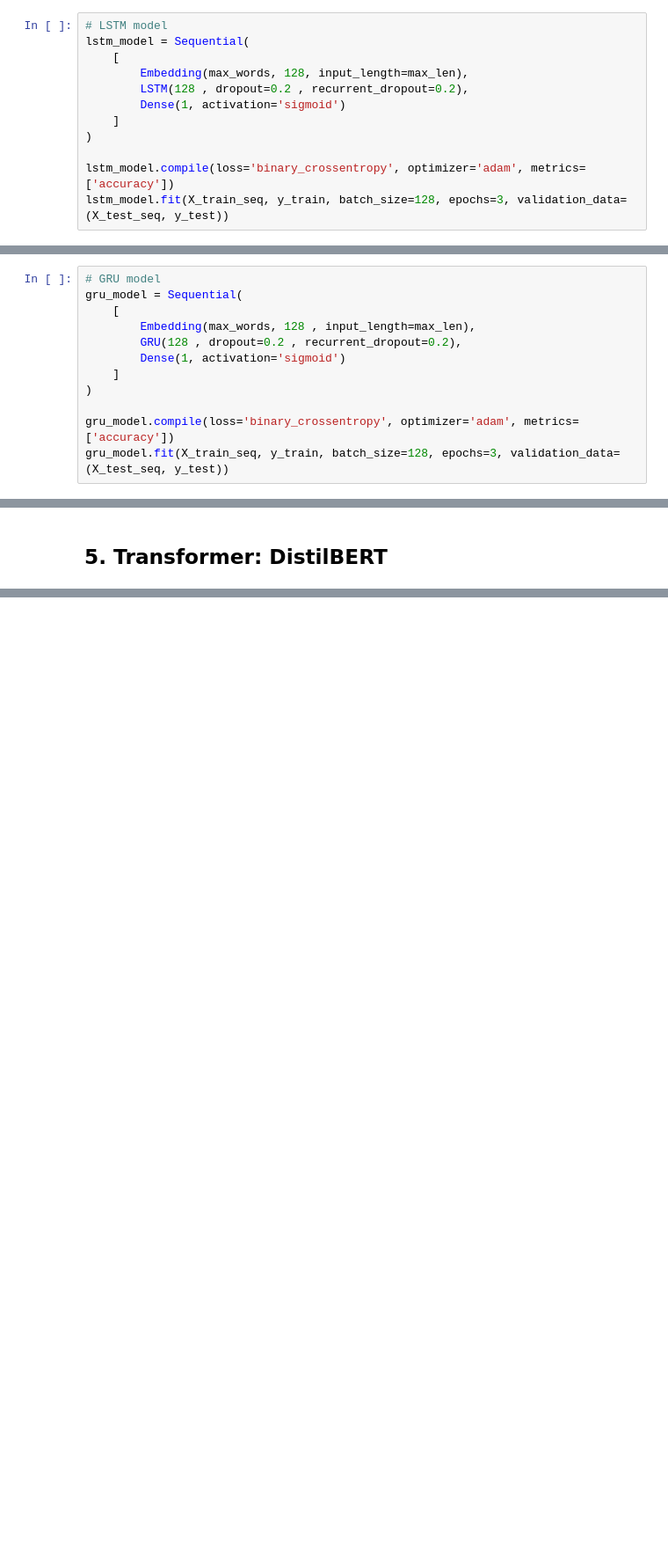
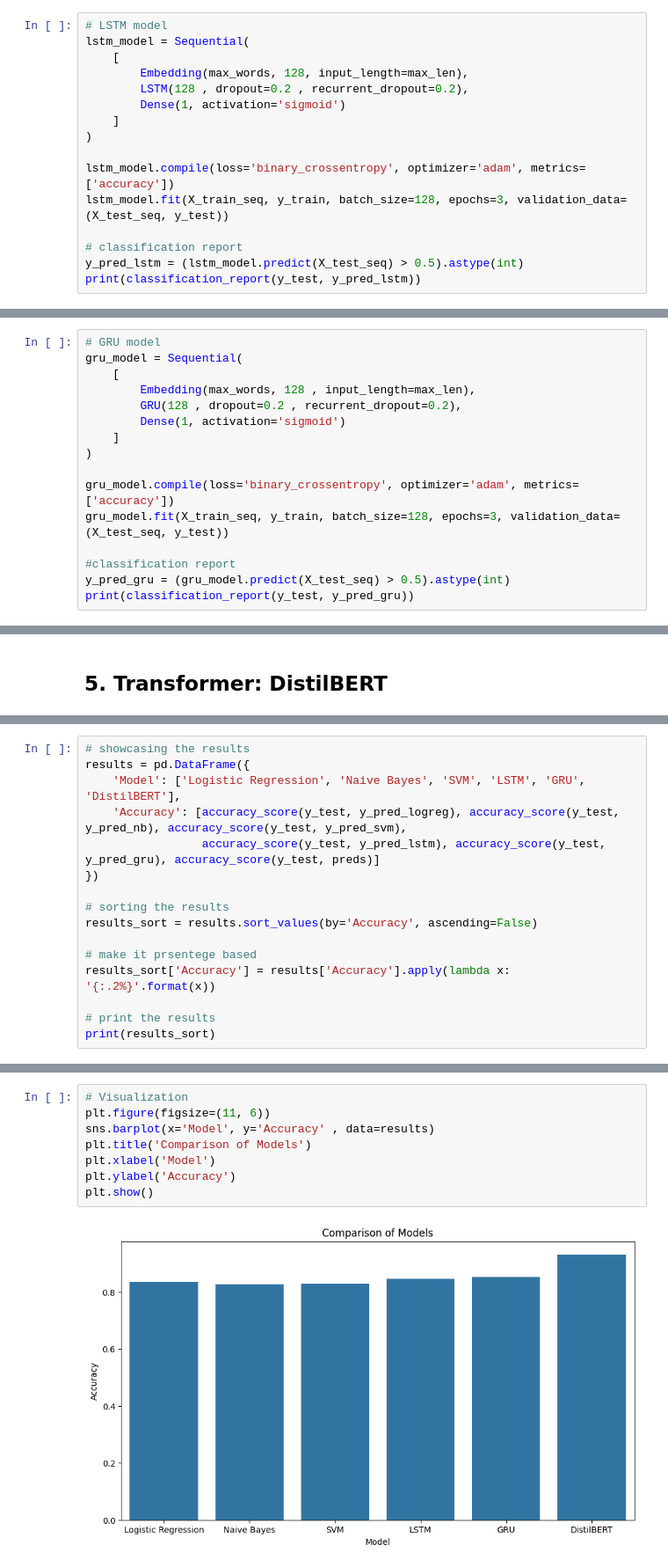
Before and after one commit to YamenRM/NLP-Sarcasm-Detection-Project, a Jupyter notebook: Sarcasm_Detection_Models.ipynb, the cells around one changed output, grey strips where cells are left out. Shown at 88% size. Drawn from its saved outputs; the diff is of its cells as text; blank space fills up the shorter version.

```diff
--- a/Sarcasm_Detection_Models.ipynb
+++ b/Sarcasm_Detection_Models.ipynb
@@ -200,5 +201,9 @@ lstm_model = Sequential(
 
 lstm_model.compile(loss='binary_crossentropy', optimizer='adam', metrics=['accuracy'])
 lstm_model.fit(X_train_seq, y_train, batch_size=128, epochs=3, validation_data=(X_test_seq, y_test))
+
+# classification report
+y_pred_lstm = (lstm_model.predict(X_test_seq) > 0.5).astype(int)
+print(classification_report(y_test, y_pred_lstm))
 # %% [output]
 Epoch 1/3
@@ -216,3 +233,7 @@ gru_model = Sequential(
 
 gru_model.compile(loss='binary_crossentropy', optimizer='adam', metrics=['accuracy'])
 gru_model.fit(X_train_seq, y_train, batch_size=128, epochs=3, validation_data=(X_test_seq, y_test))
+
+#classification report
+y_pred_gru = (gru_model.predict(X_test_seq) > 0.5).astype(int)
+print(classification_report(y_test, y_pred_gru))
@@ -283,0 +358,16 @@ TypeError: TrainingArguments.__init__() got an unexpected keyword argument 'eval
+# %%
+# showcasing the results
+results = pd.DataFrame({
+    'Model': ['Logistic Regression', 'Naive Bayes', 'SVM', 'LSTM', 'GRU', 'DistilBERT'],
+    'Accuracy': [accuracy_score(y_test, y_pred_logreg), accuracy_score(y_test, y_pred_nb), accuracy_score(y_test, y_pred_svm),
+                 accuracy_score(y_test, y_pred_lstm), accuracy_score(y_test, y_pred_gru), accuracy_score(y_test, preds)]
+})
+
+# sorting the results
+results_sort = results.sort_values(by='Accuracy', ascending=False)
+
+# make it prsentege based
+results_sort['Accuracy'] = results['Accuracy'].apply(lambda x: '{:.2%}'.format(x))
+
+# print the results
+print(results_sort)
@@ -283,0 +382,10 @@ TypeError: TrainingArguments.__init__() got an unexpected keyword argument 'eval
+# %%
+# Visualization
+plt.figure(figsize=(11, 6))
+sns.barplot(x='Model', y='Accuracy' , data=results)
+plt.title('Comparison of Models')
+plt.xlabel('Model')
+plt.ylabel('Accuracy')
+plt.show()
+# %% [output]
+[figure, added]
```
Also changed, not shown: parts of 9 cells of this notebook.
